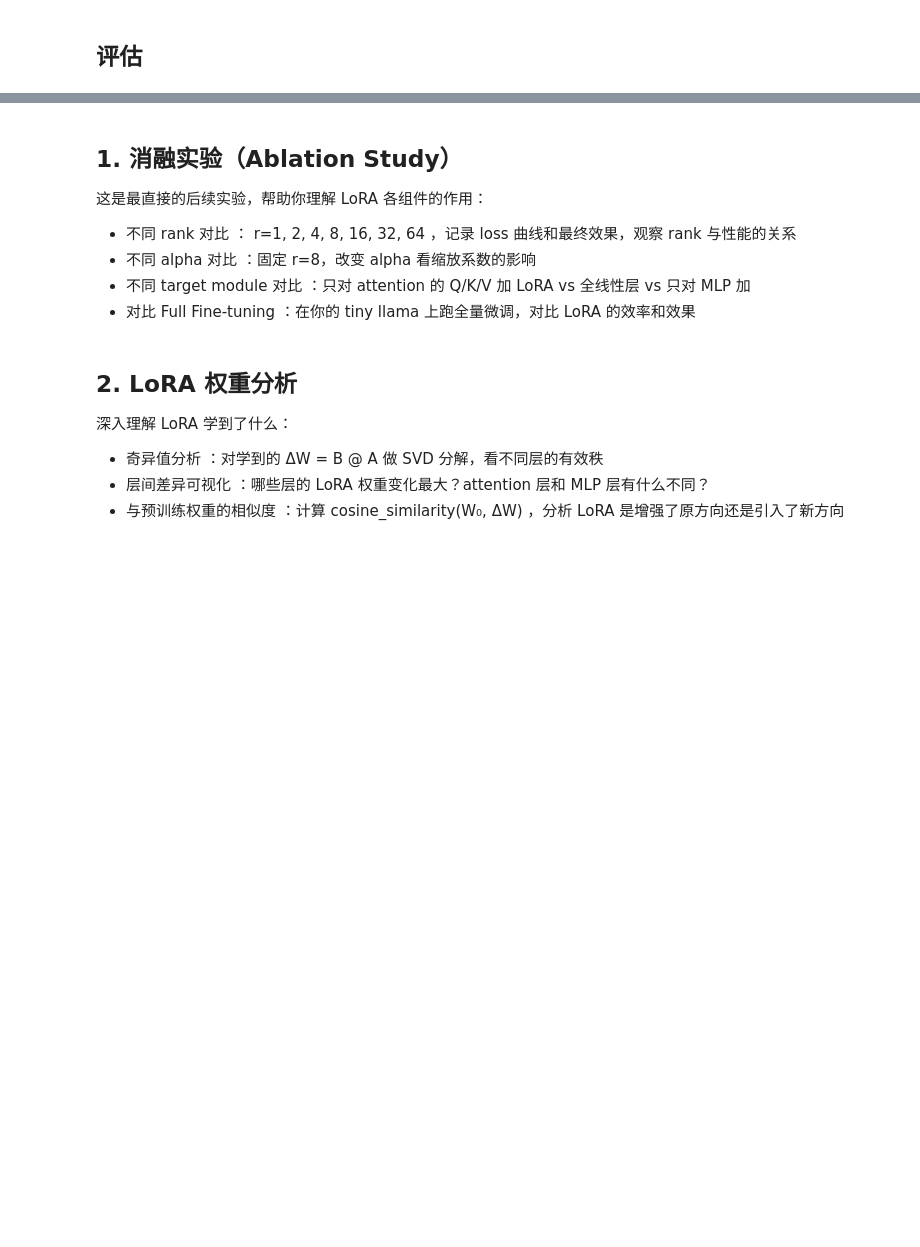
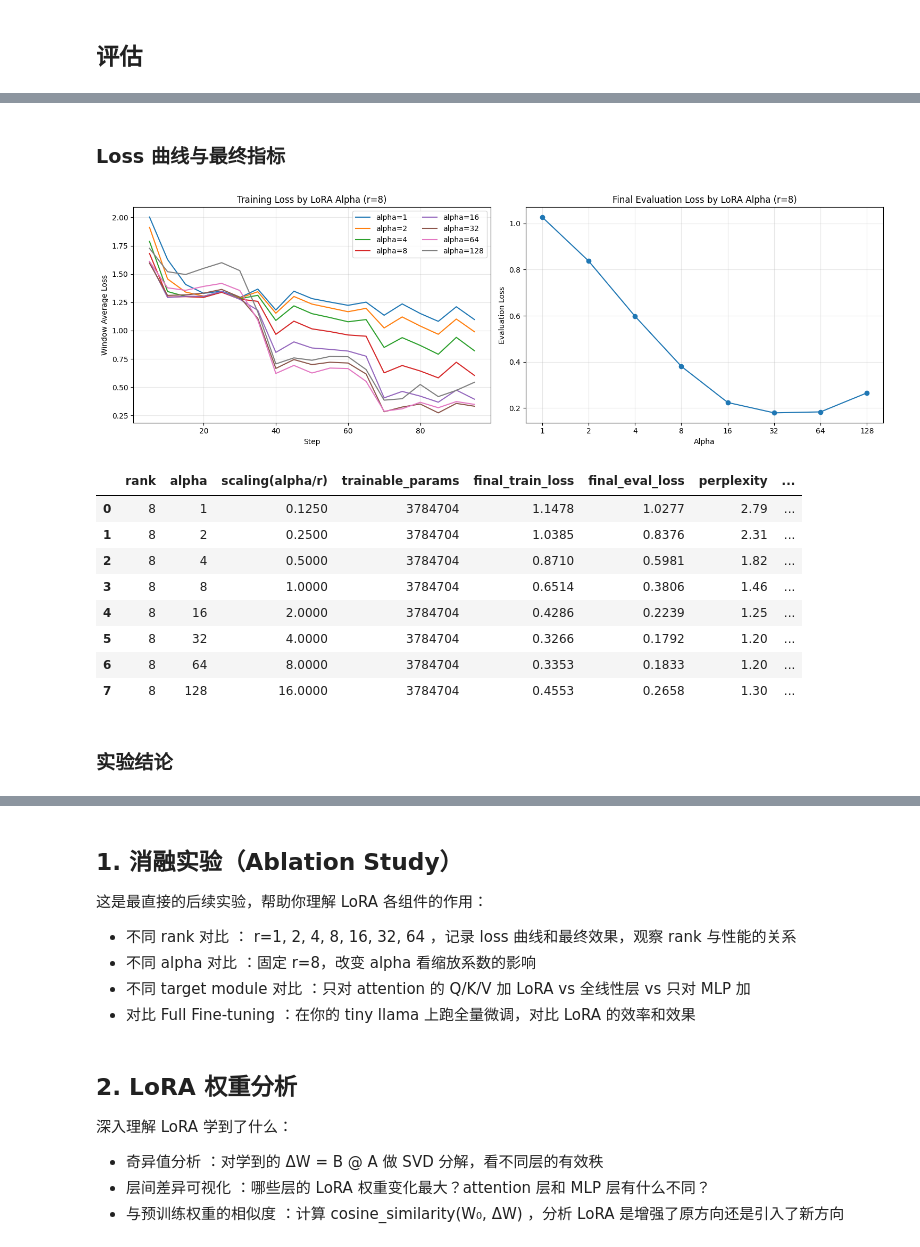
Before and after one commit to ChiTang49/Agent-Learning, a Jupyter notebook: Agentic RL/lab/LoRA-Demo.ipynb, the cells around one changed output, grey strips where cells are left out. Cells and saved outputs as stored; diff of their text form; code cells hidden in the pictures; blank space fills up the shorter version.

```diff
--- a/Agentic RL/lab/LoRA-Demo.ipynb
+++ b/Agentic RL/lab/LoRA-Demo.ipynb
@@ -681,0 +924,6 @@ You are a helpful assistant<|im_end|>
+# %%
+alpha_rank = 8
+alpha_values = [1, 2, 4, 8, 16, 32, 64, 128]
+alpha_seed = 42
+alpha_eval_bsz = bsz
+alpha_test_prompts = rank_test_prompts
@@ -681,0 +1060,65 @@ You are a helpful assistant<|im_end|>
+# %% [markdown]
+### Loss 曲线与最终指标
+# %%
+fig, axes = plt.subplots(1, 2, figsize=(15, 5))
+for alpha, result in alpha_results.items():
+    axes[0].plot(
+        result['steps'], result['loss_curve'], label=f'alpha={alpha}'
+    )
+axes[0].set(
+    title='Training Loss by LoRA Alpha (r=8)',
+    xlabel='Step',
+    ylabel='Window Average Loss',
+)
+axes[0].grid(True, alpha=0.3)
+axes[0].legend(ncol=2)
+
+alphas = list(alpha_results)
+eval_losses = [alpha_results[a]['final_eval_loss'] for a in alphas]
+axes[1].plot(alphas, eval_losses, marker='o')
+axes[1].set_xscale('log', base=2)
+axes[1].set_xticks(alphas, labels=alphas)
+axes[1].set(
+    title='Final Evaluation Loss by LoRA Alpha (r=8)',
+    xlabel='Alpha',
+    ylabel='Evaluation Loss',
+)
+axes[1].grid(True, alpha=0.3)
+plt.tight_layout()
+plt.show()
+
+alpha_summary = pd.DataFrame([
+    {
+        'rank': result['rank'],
+        'alpha': alpha,
+        'scaling(alpha/r)': result['scaling'],
+        'trainable_params': result['trainable_params'],
+        'final_train_loss': result['final_train_loss'],
+        'final_eval_loss': result['final_eval_loss'],
+        'perplexity': result['perplexity'],
+        'train_seconds': result['train_seconds'],
+        'peak_memory_gb': result['peak_memory_gb'],
+    }
+    for alpha, result in alpha_results.items()
+]).sort_values('alpha').reset_index(drop=True)
+display(alpha_summary.style.format({
+    'scaling(alpha/r)': '{:.4f}',
+    'final_train_loss': '{:.4f}',
+    'final_eval_loss': '{:.4f}',
+    'perplexity': '{:.2f}',
+    'train_seconds': '{:.1f}',
+    'peak_memory_gb': '{:.2f}',
+}))
+# %% [output]
+[figure, added]
+|  | rank | alpha | scaling(alpha/r) | trainable_params | final_train_loss | final_eval_loss | perplexity | ... |
+| 0 | 8 | 1 | 0.1250 | 3784704 | 1.1478 | 1.0277 | 2.79 | ... |
+| 1 | 8 | 2 | 0.2500 | 3784704 | 1.0385 | 0.8376 | 2.31 | ... |
+| 2 | 8 | 4 | 0.5000 | 3784704 | 0.8710 | 0.5981 | 1.82 | ... |
+| 3 | 8 | 8 | 1.0000 | 3784704 | 0.6514 | 0.3806 | 1.46 | ... |
+| 4 | 8 | 16 | 2.0000 | 3784704 | 0.4286 | 0.2239 | 1.25 | ... |
+| 5 | 8 | 32 | 4.0000 | 3784704 | 0.3266 | 0.1792 | 1.20 | ... |
+| 6 | 8 | 64 | 8.0000 | 3784704 | 0.3353 | 0.1833 | 1.20 | ... |
+| 7 | 8 | 128 | 16.0000 | 3784704 | 0.4553 | 0.2658 | 1.30 | ... |
+# %% [markdown]
+### 实验结论
```
Also changed, not shown: parts of 58 cells of this notebook, 2 other files.
